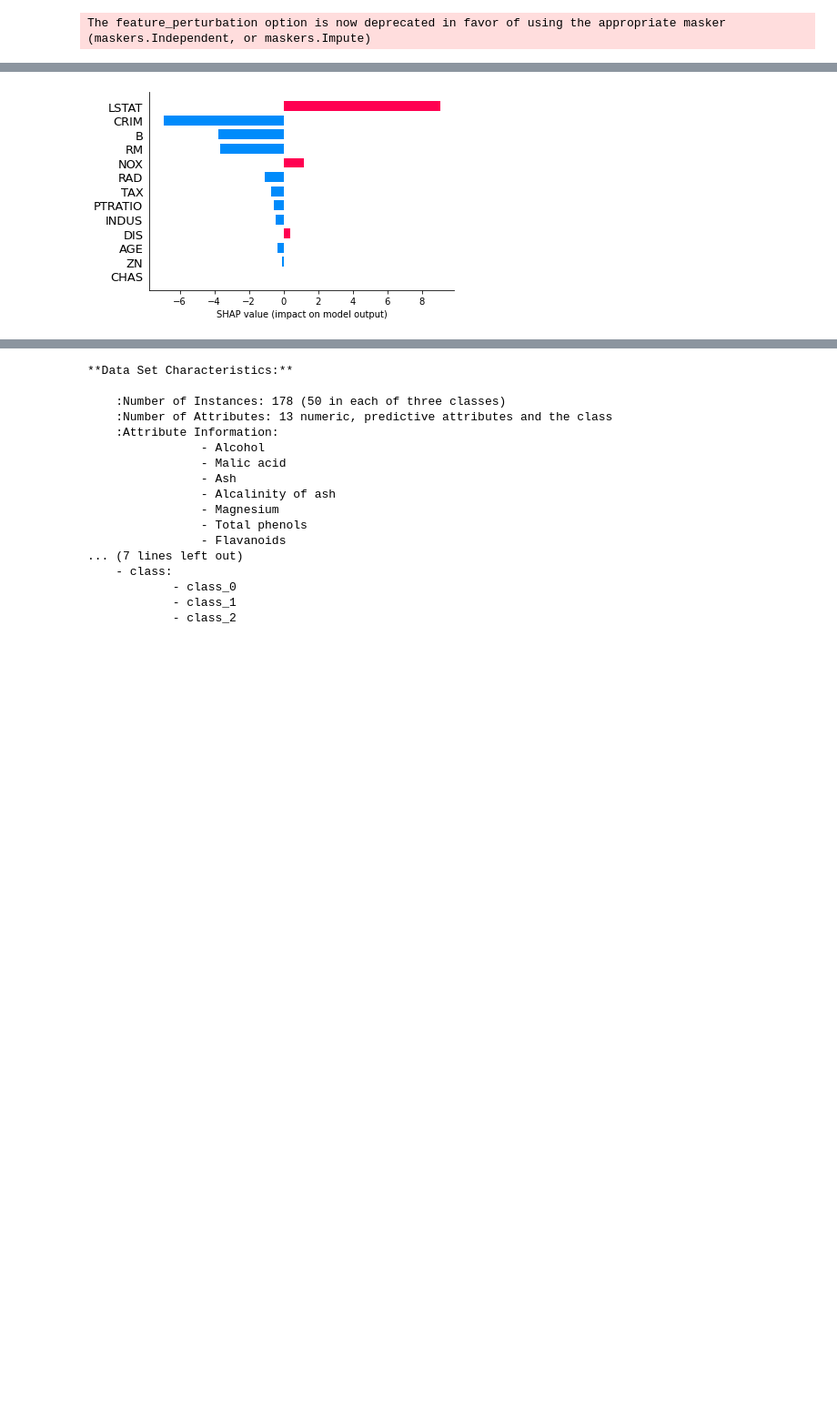
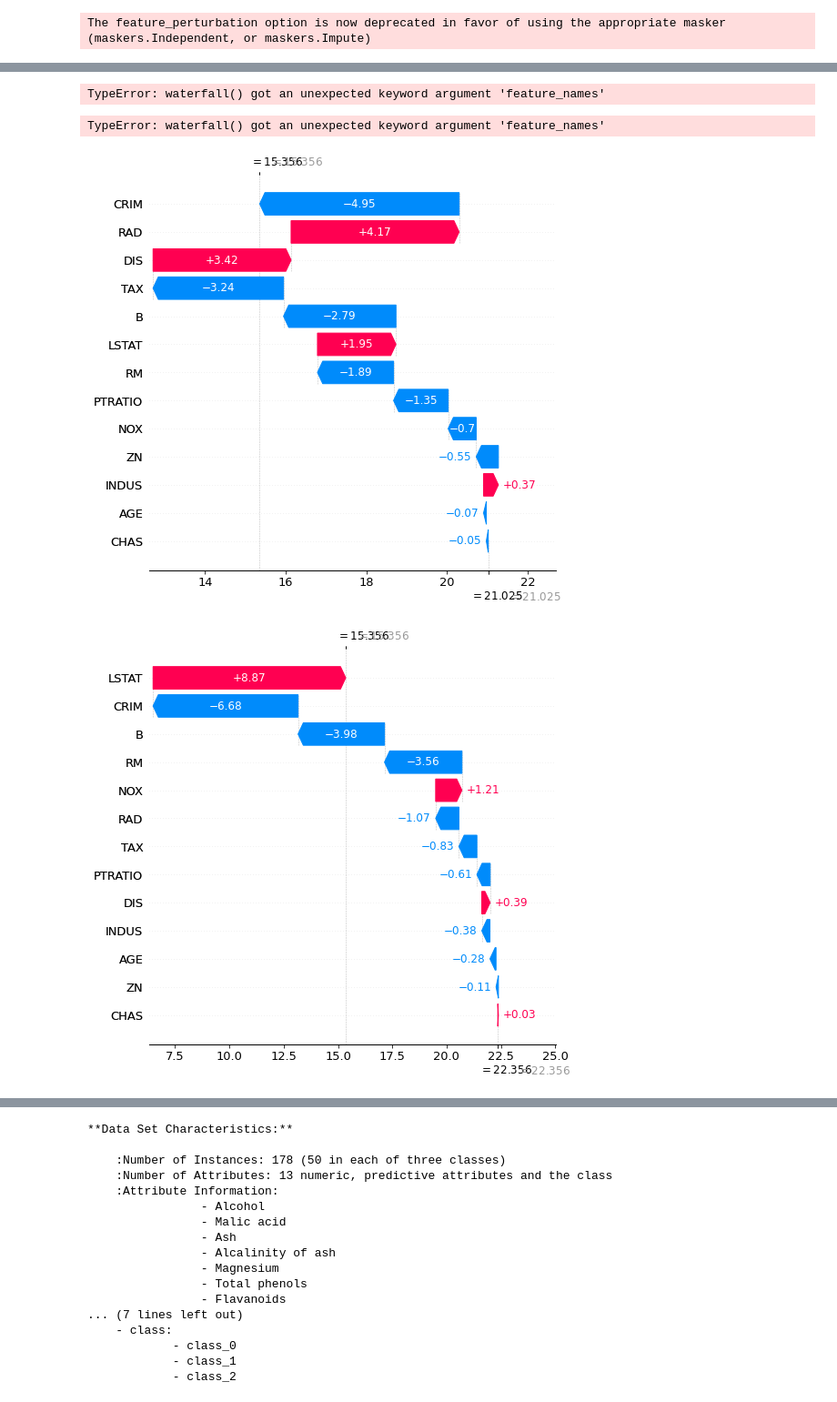
Before and after one commit to VeronikaBerezhnaia/OC_P7_credit_scoring, a Jupyter notebook: shap_test.ipynb, the cells around one changed output, grey strips where cells are left out. Shown: that part at 91% size. Cells and saved outputs as stored; diff of their text form; code cells hidden in the pictures; blank space fills up the shorter version.

Commit message:
the problem with waterfall plot is also in the source code

```diff
--- a/shap_test.ipynb
+++ b/shap_test.ipynb
@@ -156,6 +161,29 @@ shap.bar_plot(lin_reg_explainer1.shap_values(X_test[0]),
-# %%
-shap.bar_plot(lin_reg_explainer2.shap_values(X_test[0].reshape(1,-1))[0],
-              feature_names=boston.feature_names,
-              max_display=len(boston.feature_names))
-# %% [output]
-[figure, removed]
+# %%
+shap.waterfall_plot(lin_reg_explainer1.expected_value,
+                    lin_reg_explainer1.shap_values(X_test[0]),
+                    feature_names=boston.feature_names,
+                    max_display=len(boston.feature_names),
+                    )
+# %% [output]
+TypeError: waterfall() got an unexpected keyword argument 'feature_names'
+# %%
+shap.waterfall_plot(lin_reg_explainer2.expected_value,
+                    lin_reg_explainer2.shap_values(X_test[0].reshape(1,-1))[0],
+                    feature_names=boston.feature_names,
+                    max_display=len(boston.feature_names))
+# %% [output]
+TypeError: waterfall() got an unexpected keyword argument 'feature_names'
+# %%
+shap.plots._waterfall.waterfall_legacy(lin_reg_explainer1.expected_value,
+                    lin_reg_explainer1.shap_values(X_test[0]),
+                    feature_names=boston.feature_names,
+                    max_display=len(boston.feature_names),
+                    )
+
+shap.plots._waterfall.waterfall_legacy(lin_reg_explainer2.expected_value,
+                    lin_reg_explainer2.shap_values(X_test[0].reshape(1,-1))[0],
+                    feature_names=boston.feature_names,
+                    max_display=len(boston.feature_names))
+# %% [output]
+[figure, added]
+[figure, added]
```
Also changed, not shown: parts of 11 cells of this notebook.
